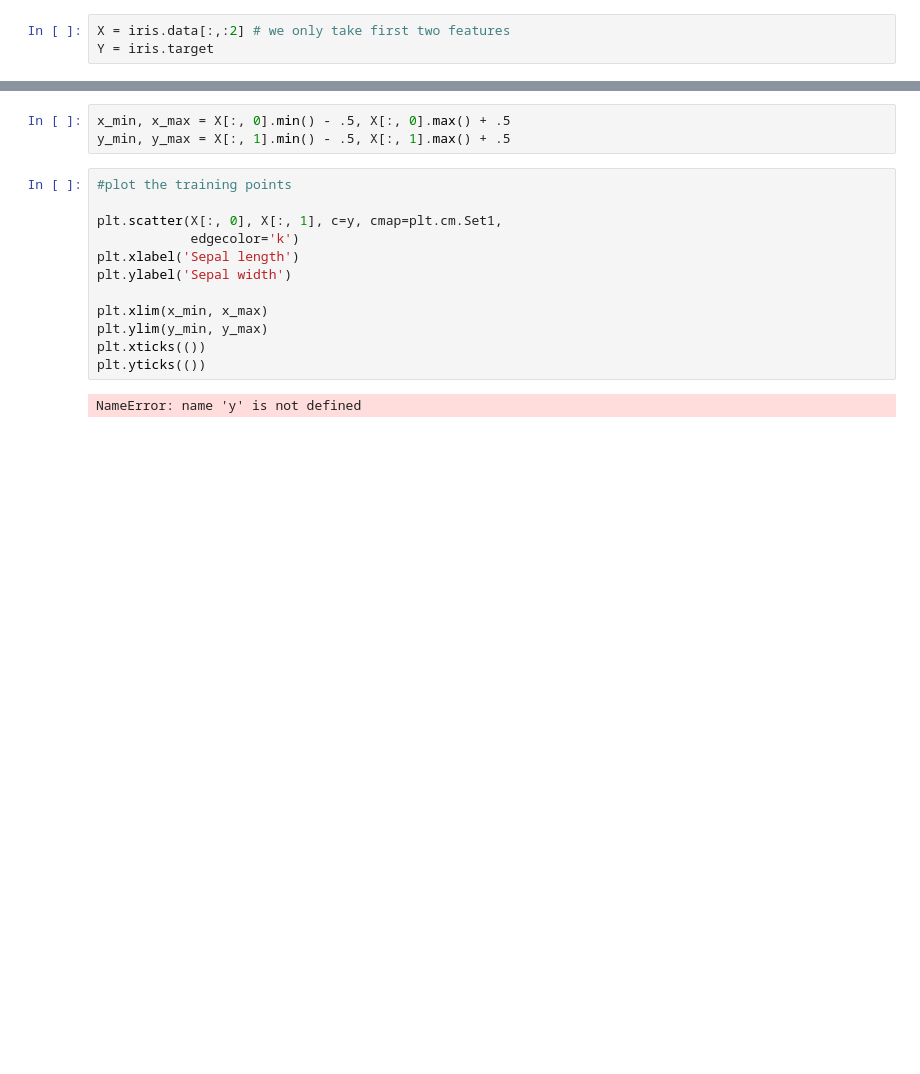
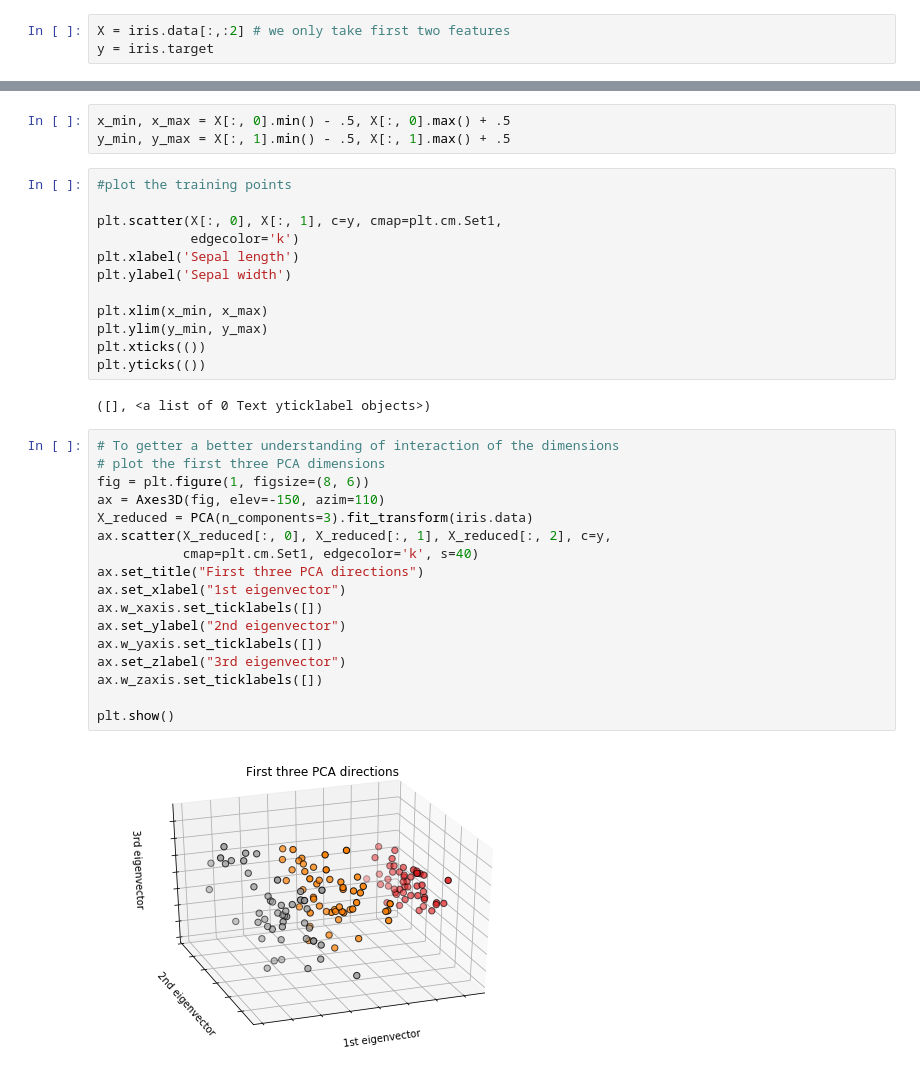
Before and after one commit to SangwonEum/SW_ScikitLearnTutorial, a Jupyter notebook: 1.Iris Dataset.ipynb, the cells around one changed output, grey strips where cells are left out. Saved outputs shown, nothing was run; the diff lists cells and outputs as text; blank space fills up the shorter version.

```diff
--- a/1.Iris Dataset.ipynb
+++ b/1.Iris Dataset.ipynb
@@ -8,4 +8,4 @@ from sklearn.decomposition import PCA
 iris = datasets.load_iris()
 # %%
 X = iris.data[:,:2] # we only take first two features
-Y = iris.target
+y = iris.target
@@ -34,4 +25,23 @@ plt.ylim(y_min, y_max)
 plt.xticks(())
 plt.yticks(())
 # %% [output]
-NameError: name 'y' is not defined
+([], <a list of 0 Text yticklabel objects>)
+# %%
+# To getter a better understanding of interaction of the dimensions
+# plot the first three PCA dimensions
+fig = plt.figure(1, figsize=(8, 6))
+ax = Axes3D(fig, elev=-150, azim=110)
+X_reduced = PCA(n_components=3).fit_transform(iris.data)
+ax.scatter(X_reduced[:, 0], X_reduced[:, 1], X_reduced[:, 2], c=y,
+           cmap=plt.cm.Set1, edgecolor='k', s=40)
+ax.set_title("First three PCA directions")
+ax.set_xlabel("1st eigenvector")
+ax.w_xaxis.set_ticklabels([])
+ax.set_ylabel("2nd eigenvector")
+ax.w_yaxis.set_ticklabels([])
+ax.set_zlabel("3rd eigenvector")
+ax.w_zaxis.set_ticklabels([])
+
+plt.show()
+# %% [output]
+[figure, added]
```
Also changed, not shown: parts of 1 cell of this notebook.
